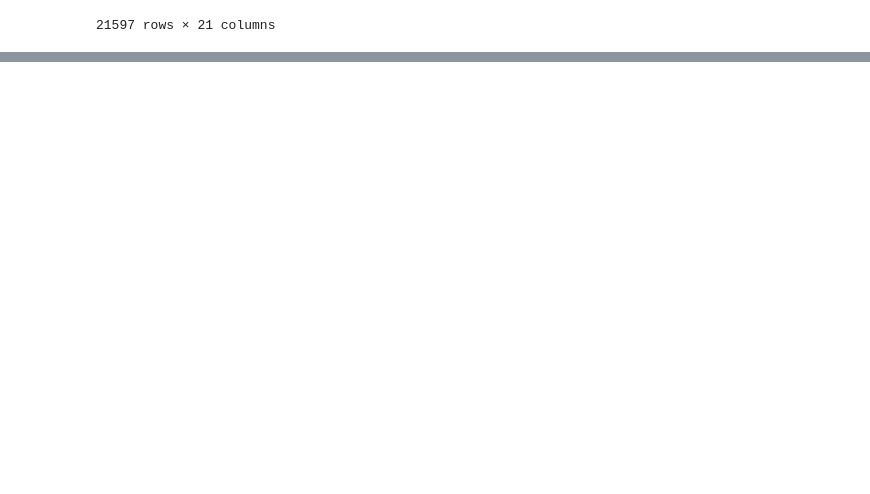
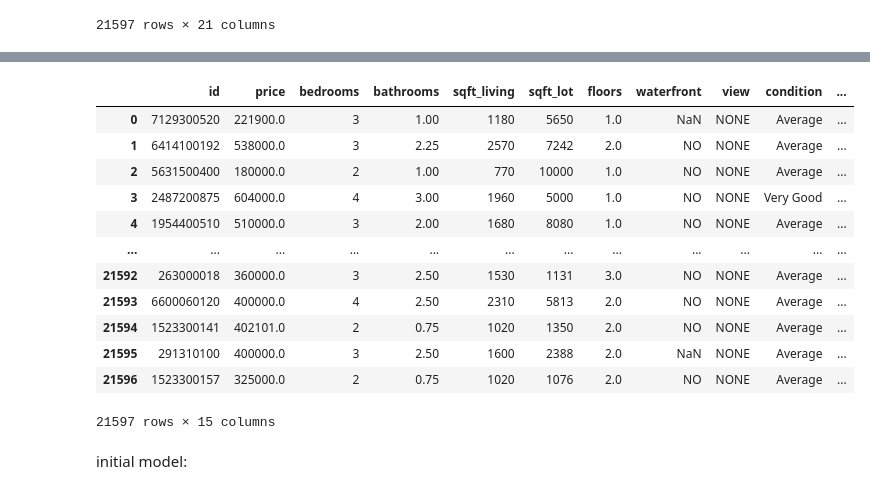
Before and after one commit to luke-lite/Residential-Real-Estate-Analysis, a Jupyter notebook: Exploratory Data Analysis.ipynb, the cells around one changed output, grey strips where cells are left out. Cells and saved outputs as stored; diff of their text form; code cells hidden in the pictures; blank space fills up the shorter version.

```diff
--- a/Exploratory Data Analysis.ipynb
+++ b/Exploratory Data Analysis.ipynb
@@ -19,0 +138,4 @@ house_df
+# %%
+house_df['yr_sold'] = house_df['date'].str[-4:].astype('int64')
+house_df['house_age'] = house_df['yr_sold'] - house_df['yr_built']
+house_df.head()
@@ -19,0 +150,29 @@ house_df
+# %%
+condition = (
+    (house_df['yr_renovated']==0) |
+    (house_df['yr_renovated'].isna())
+    )
+house_df['renovated'] = np.where(condition, 0, 1)
+# %%
+house_df['grade'] = house_df['grade'].str.strip(string.ascii_letters+string.whitespace).astype('int64')
+# %%
+drop_columns = ['date', 'sqft_above', 'sqft_basement', 'yr_built', 'yr_renovated', 'lat', 'long', 'sqft_living15', 'sqft_lot15']
+house_df.drop(drop_columns, axis=1, inplace=True)
+# %%
+house_df
+# %% [output]
+|  | id | price | bedrooms | bathrooms | sqft_living | sqft_lot | floors | waterfront | view | condition | ... |
+| 0 | 7129300520 | 221900.0 | 3 | 1.00 | 1180 | 5650 | 1.0 | NaN | NONE | Average | ... |
+| 1 | 6414100192 | 538000.0 | 3 | 2.25 | 2570 | 7242 | 2.0 | NO | NONE | Average | ... |
+| 2 | 5631500400 | 180000.0 | 2 | 1.00 | 770 | 10000 | 1.0 | NO | NONE | Average | ... |
+| 3 | 2487200875 | 604000.0 | 4 | 3.00 | 1960 | 5000 | 1.0 | NO | NONE | Very Good | ... |
+| 4 | 1954400510 | 510000.0 | 3 | 2.00 | 1680 | 8080 | 1.0 | NO | NONE | Average | ... |
+| ... | ... | ... | ... | ... | ... | ... | ... | ... | ... | ... | ... |
+| 21592 | 263000018 | 360000.0 | 3 | 2.50 | 1530 | 1131 | 3.0 | NO | NONE | Average | ... |
+| 21593 | 6600060120 | 400000.0 | 4 | 2.50 | 2310 | 5813 | 2.0 | NO | NONE | Average | ... |
+| 21594 | 1523300141 | 402101.0 | 2 | 0.75 | 1020 | 1350 | 2.0 | NO | NONE | Average | ... |
+| 21595 | 291310100 | 400000.0 | 3 | 2.50 | 1600 | 2388 | 2.0 | NaN | NONE | Average | ... |
+| 21596 | 1523300157 | 325000.0 | 2 | 0.75 | 1020 | 1076 | 2.0 | NO | NONE | Average | ... |
+21597 rows × 15 columns
+# %% [markdown]
+initial model:
```
Also changed, not shown: parts of 39 cells of this notebook.
